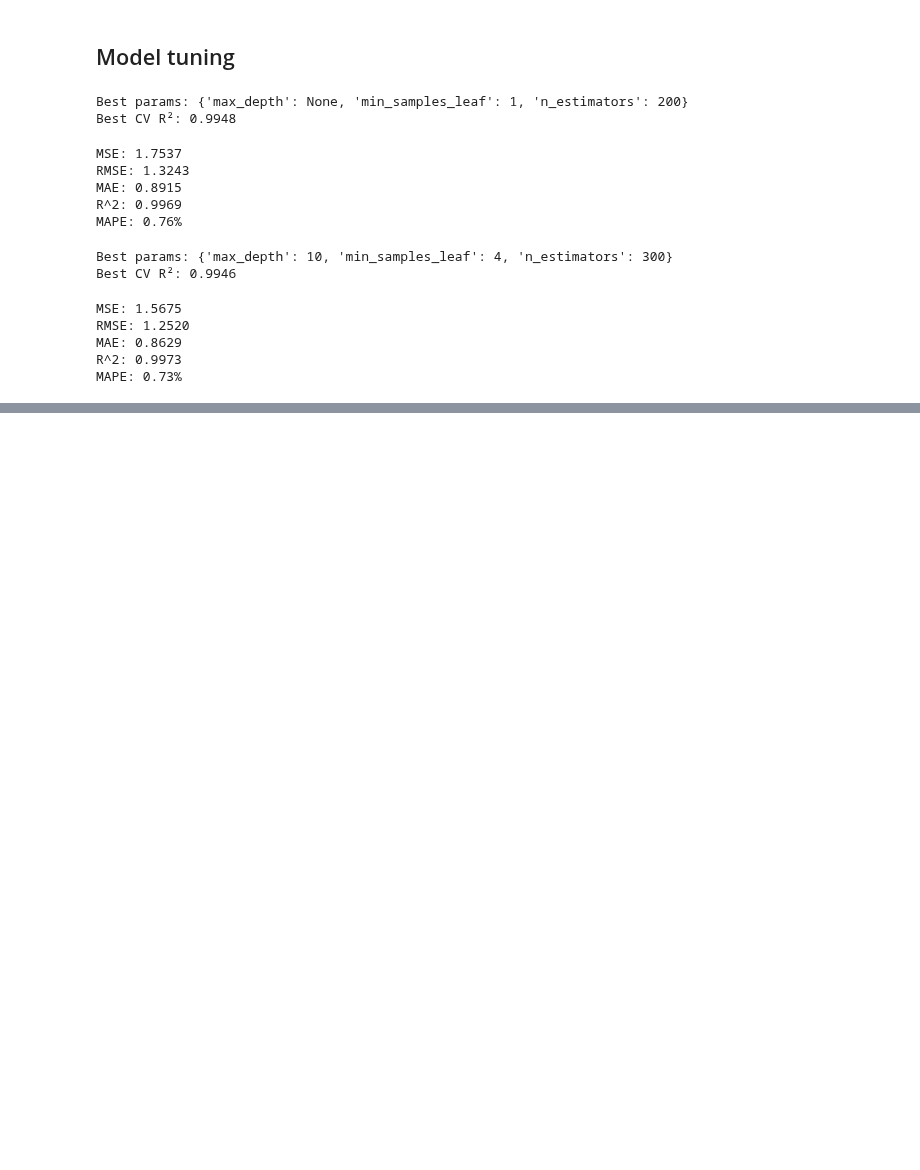
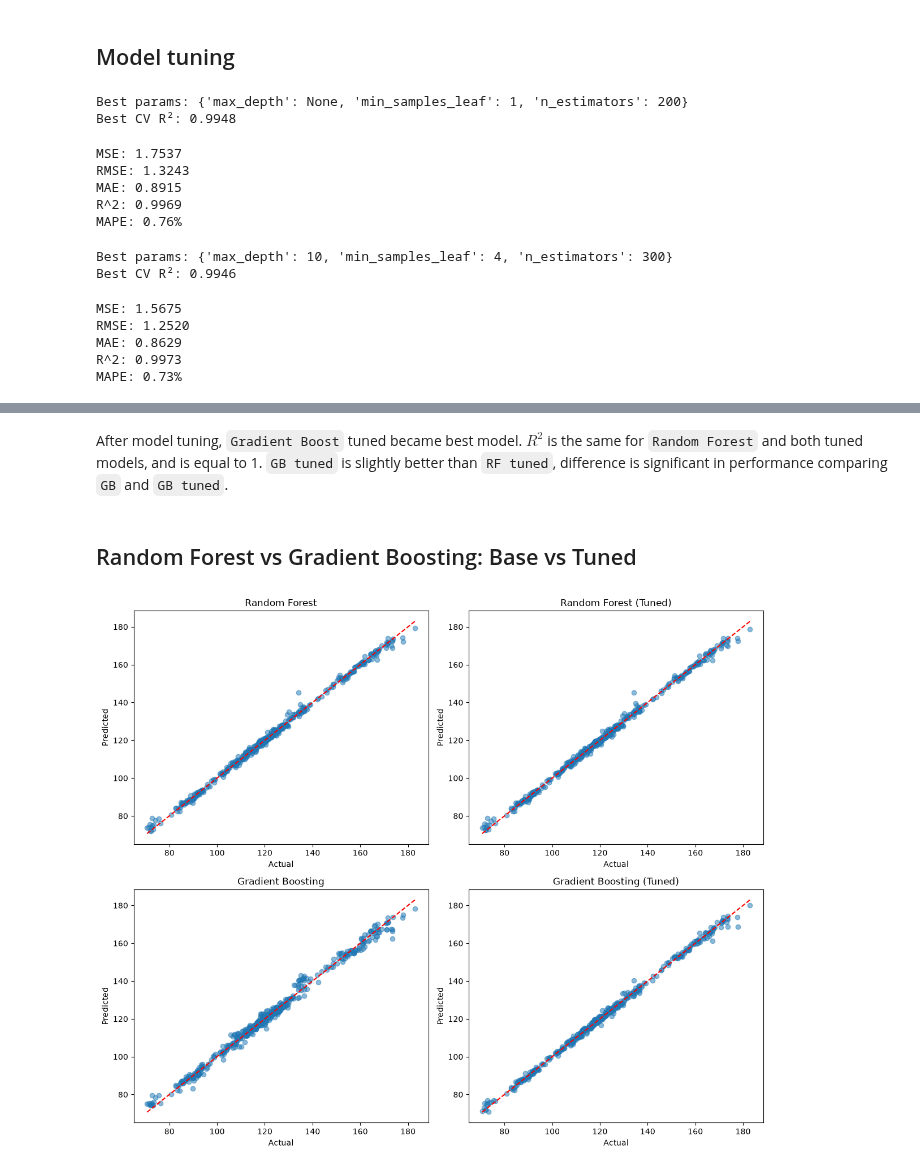
Before and after one commit to imgabrielas/Not-So-Small-ML, a Jupyter notebook: gold-price-prediction/notebook.ipynb, the cells around one changed output, grey strips where cells are left out. Cells and saved outputs as stored; diff of their text form; code cells hidden in the pictures; blank space fills up the shorter version.

Commit message:
prediction with gb tuned

```diff
--- a/gold-price-prediction/notebook.ipynb
+++ b/gold-price-prediction/notebook.ipynb
@@ -455,0 +450,24 @@ Extra:
+# %% [markdown]
+After model tuning, `Gradient Boost` tuned became best model. $R^2$ is the same for `Random Forest` and both tuned models, and is equal to 1. `GB tuned` is slightly better than `RF tuned`, difference is significant in performance comparing `GB` and `GB tuned`.
+# %% [markdown]
+## Random Forest vs Gradient Boosting: Base vs Tuned
+# %%
+rf_gb_predictions = {
+    'Random Forest': rf_y_pred,
+    'Random Forest (Tuned)': rf_tuned_y_pred,
+    'Gradient Boosting': gb_y_pred,
+    'Gradient Boosting (Tuned)': gb_tuned_y_pred,
+}
+
+fig, axes = plt.subplots(2, 2, figsize=(12, 10))
+axes = axes.flatten()
+for i, (name, preds) in enumerate(rf_gb_predictions.items()):
+    axes[i].scatter(y_test, preds, alpha=0.5)
+    axes[i].plot([y_test.min(), y_test.max()], [y_test.min(), y_test.max()], color='red', linestyle='--')
+    axes[i].set_xlabel('Actual')
+    axes[i].set_ylabel('Predicted')
+    axes[i].set_title(name)
+plt.tight_layout()
+plt.show()
+# %% [output]
+[figure, added]
```
Also changed, not shown: parts of 14 cells of this notebook.
